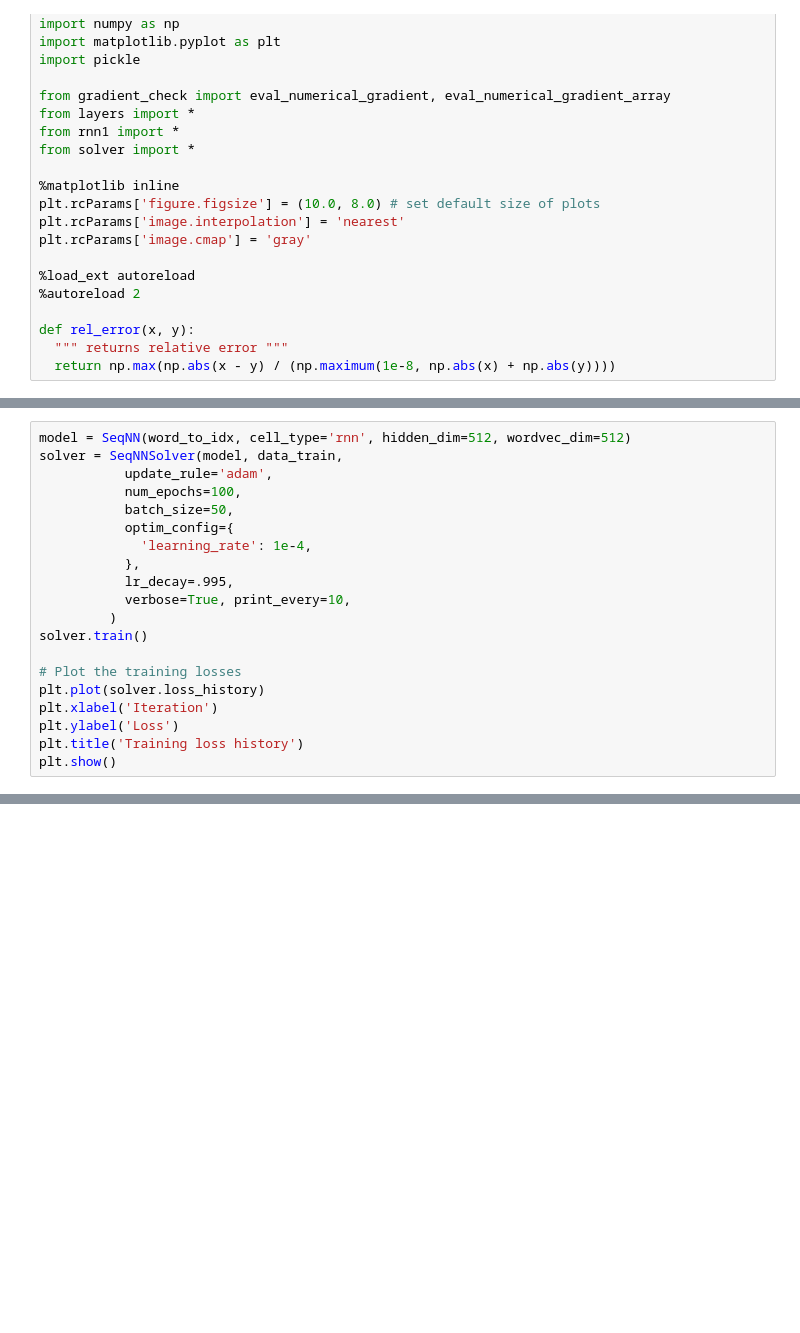
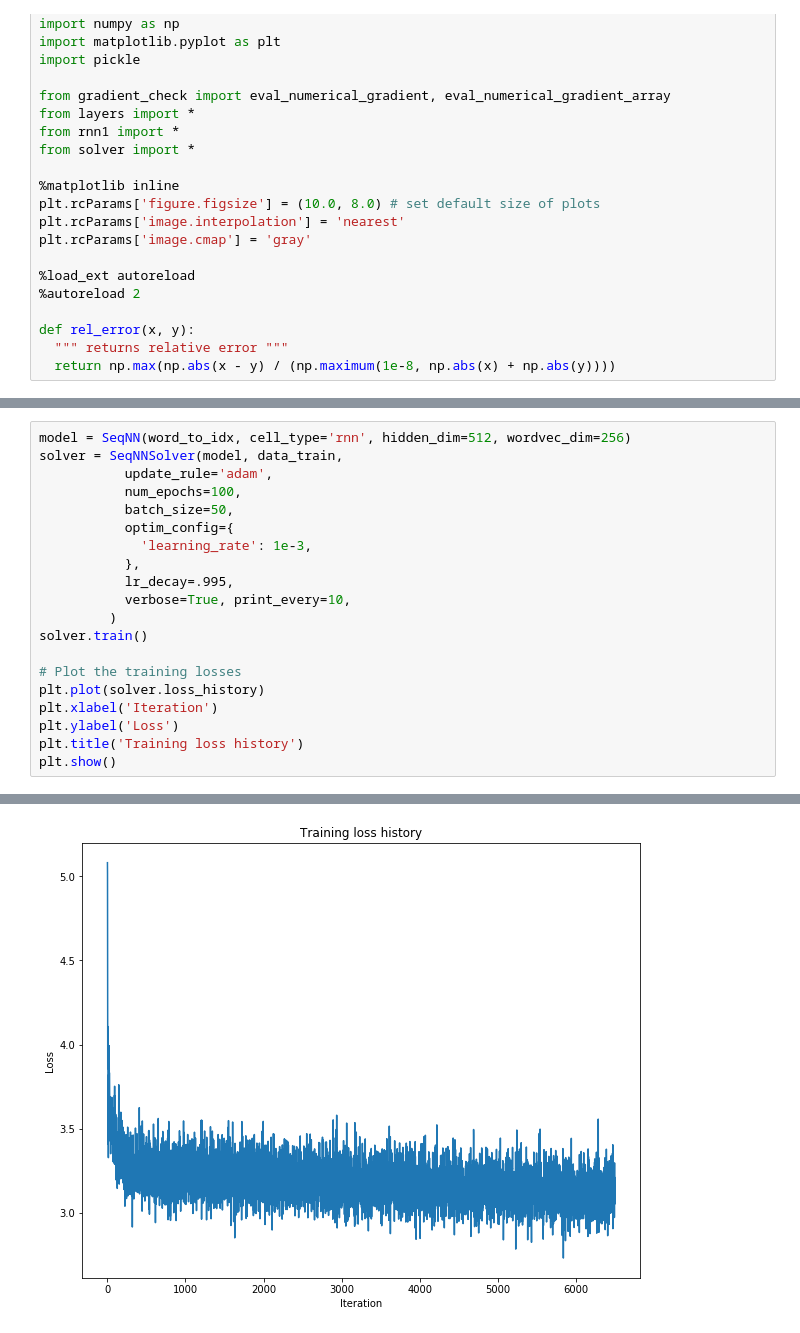
Before and after one commit to kadircet/CENG, a Jupyter notebook: 783/project/Basic Q&A with Sequential Models in Turkish-Copy1.ipynb, the cells around one changed output, grey strips where cells are left out. Cells and saved outputs as stored; diff of their text form; blank space fills up the shorter version.

```diff
--- a/783/project/Basic Q&A with Sequential Models in Turkish-Copy1.ipynb
+++ b/783/project/Basic Q&A with Sequential Models in Turkish-Copy1.ipynb
@@ -141,11 +151,11 @@ araba bolum
 # %%
-model = SeqNN(word_to_idx, cell_type='rnn', hidden_dim=512, wordvec_dim=512)
+model = SeqNN(word_to_idx, cell_type='rnn', hidden_dim=512, wordvec_dim=256)
 solver = SeqNNSolver(model, data_train,
            update_rule='adam',
            num_epochs=100,
            batch_size=50,
            optim_config={
-             'learning_rate': 1e-4,
+             'learning_rate': 1e-3,
            },
            lr_decay=.995,
            verbose=True, print_every=10,
@@ -174,3 +189,4 @@ plt.show()
+[figure, added]
 # %%
 print "Train:",
 answ=model.loss(data_train[:1000,:], sample=True)
```
Also changed, not shown: parts of 6 cells of this notebook, 27 other files.
